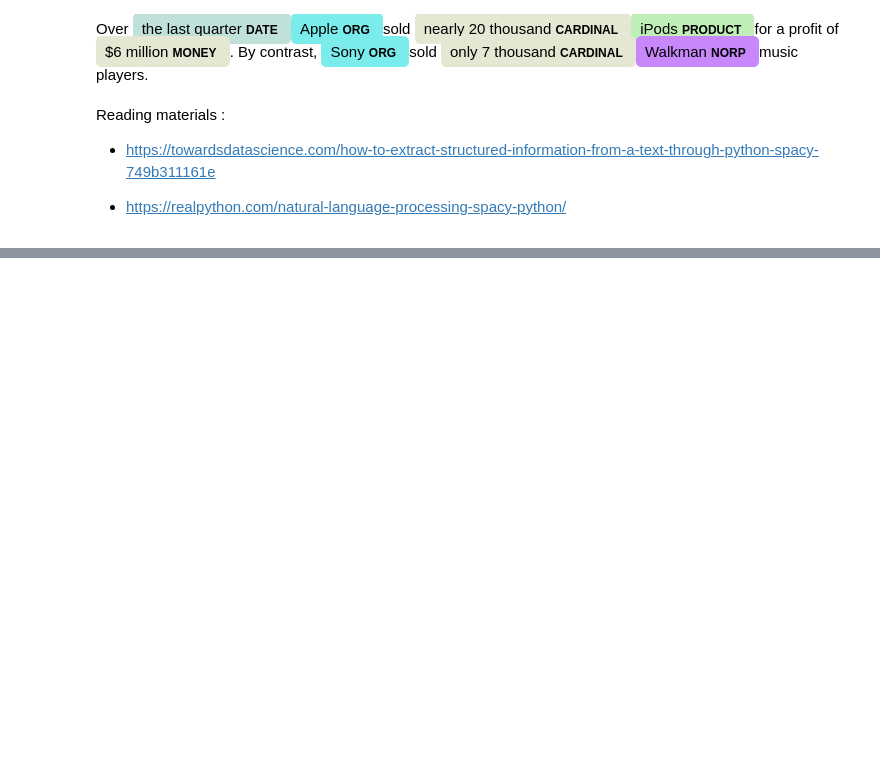
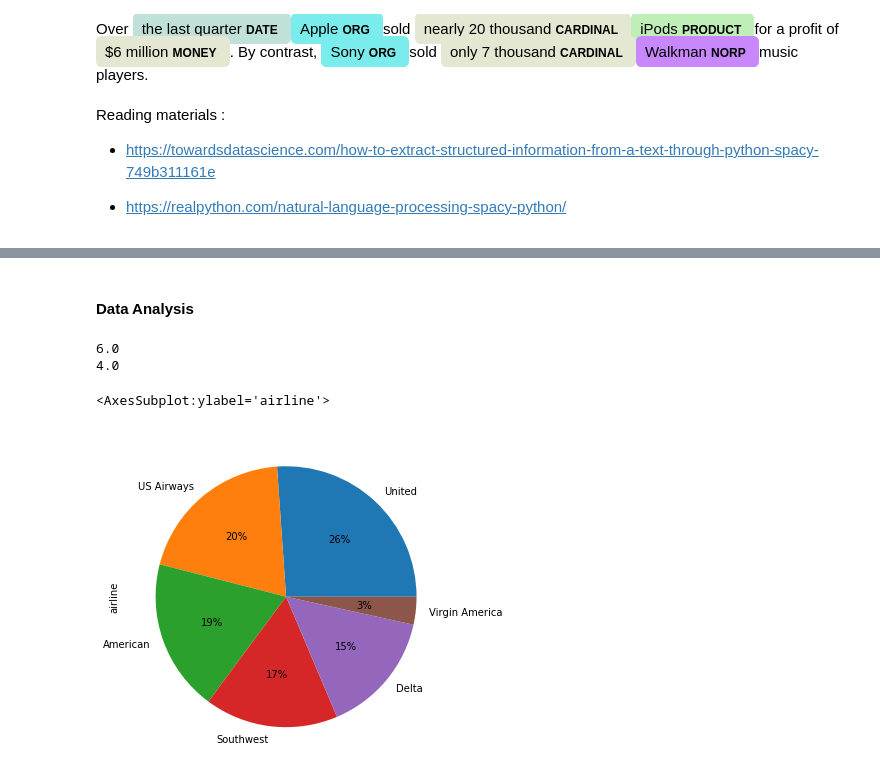
Before and after one commit to Heytec/ADS_REV_code, a Jupyter notebook: 032 Lesson NLP Basics/Natural Language Processing ( SpaCy & NLTK).ipynb, the cells around one changed output, grey strips where cells are left out. Cells and saved outputs as stored; diff of their text form; code cells hidden in the pictures; blank space fills up the shorter version.

```diff
--- a/032 Lesson NLP Basics/Natural Language Processing .ipynb
+++ b/032 Lesson NLP Basics/Natural Language Processing ( SpaCy & NLTK).ipynb
@@ -403,0 +417,3 @@ Reading materials :
+# %%
+data_source_url = "https://raw.githubusercontent.com/kolaveridi/kaggle-Twitter-US-Airline-Sentiment-/master/Tweets.csv"
+airline_tweets = pd.read_csv(data_source_url)
@@ -403,0 +429,20 @@ Reading materials :
+# %% [markdown]
+#### Data Analysis
+# %%
+plot_size = plt.rcParams["figure.figsize"]
+print(plot_size[0])
+print(plot_size[1])
+
+plot_size[0] = 8
+plot_size[1] = 6
+plt.rcParams["figure.figsize"] = plot_size
+# %% [output]
+6.0
+4.0
+# %%
+#  number of tweets for each airline.
+airline_tweets.airline.value_counts().plot(kind='pie', autopct='%1.0f%%')
+#United Airline has the highest number of tweets i.e. 26%, followed by US Airways (20%).
+# %% [output]
+<AxesSubplot:ylabel='airline'>
+[figure, added]
```
Also changed, not shown: parts of 21 cells of this notebook, 2 other files.
